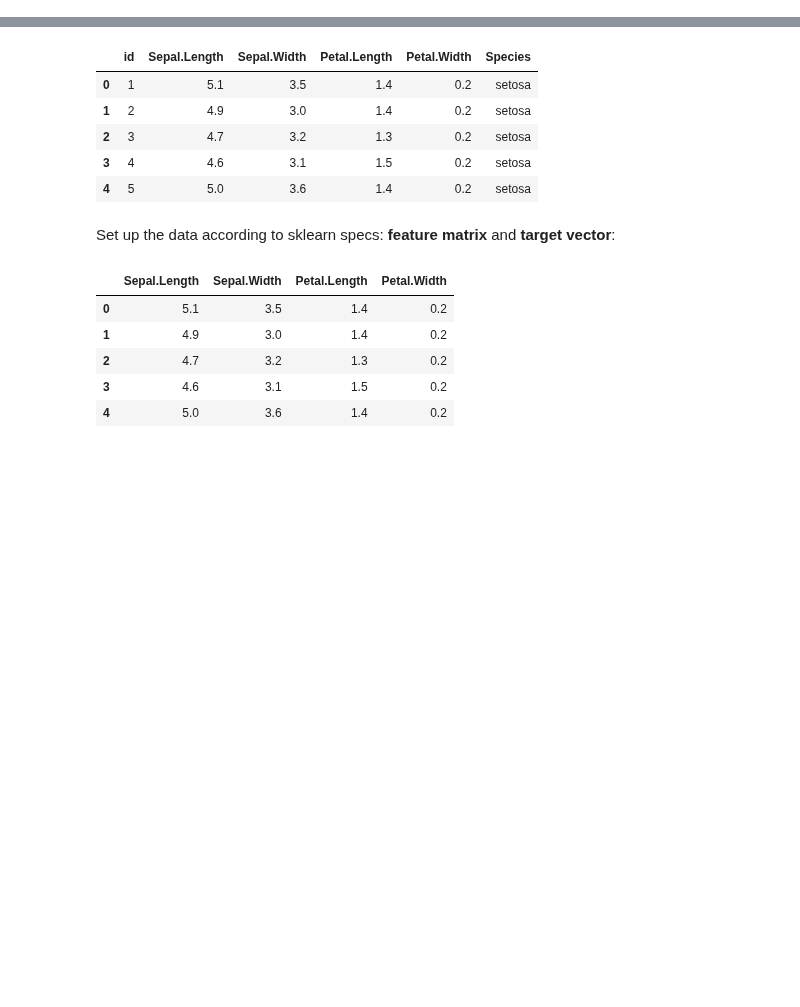
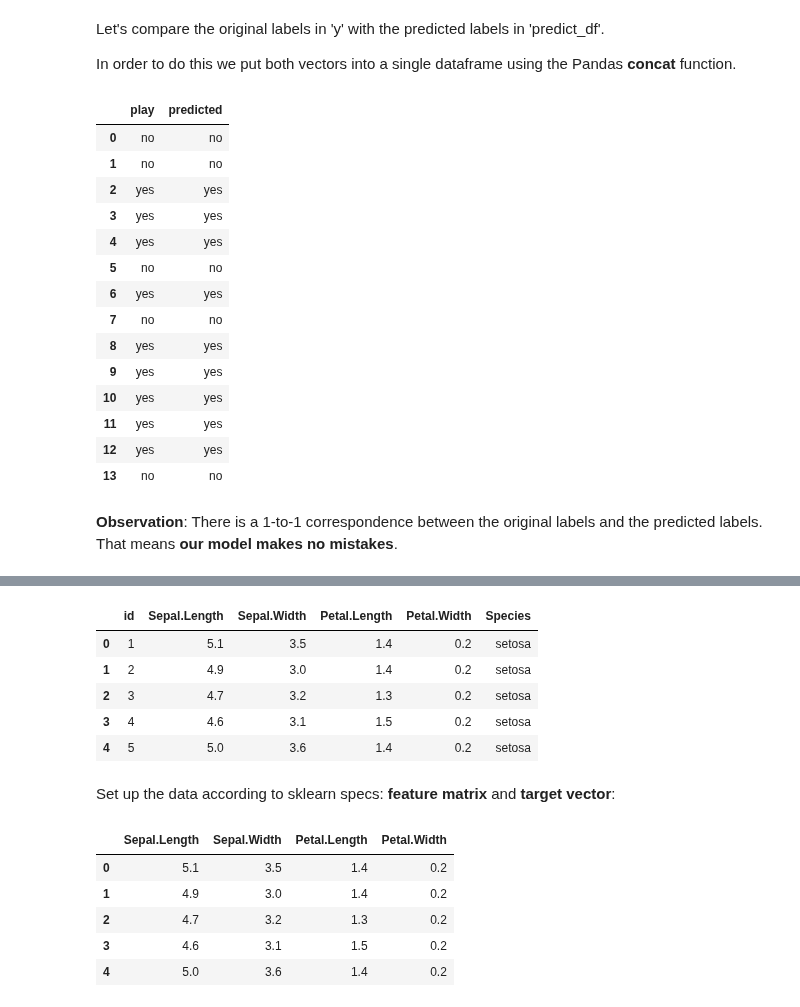
Before and after one commit to IndraniMandal/CSC310-S20, a Jupyter notebook: 07_machine_learning_basics_2.ipynb, the cells around one changed output, grey strips where cells are left out. Drawn from its saved outputs; the diff is of its cells as text; code cells hidden in the pictures; blank space fills up the shorter version.

```diff
--- a/07_machine_learning_basics_2.ipynb
+++ b/07_machine_learning_basics_2.ipynb
@@ -36,0 +41,3 @@ Let's read the data into a data frame: df
+# %%
+tennis_df = pd.read_csv(home+"tennis.csv")
+tennis_df.head()
@@ -36,0 +53,3 @@ Let's read the data into a data frame: df
+# %%
+X = tennis_df.drop(columns=['play']) # feature matrix
+y = tennis_df[['play']]              # target vector
@@ -36,0 +58,6 @@ Let's read the data into a data frame: df
+# %%
+# instantiate ID3 object
+tennis_tree = id3.Id3Estimator()
+
+# train - ID3 require the target to be a series
+tennis_tree.fit(X, y['play'])
@@ -36,0 +87,4 @@ Let's read the data into a data frame: df
+# %%
+predict_df = pd.DataFrame(tennis_tree.predict(X),
+                          columns=['predicted'])
+predict_df
@@ -36,0 +107,26 @@ Let's read the data into a data frame: df
+# %% [markdown]
+Let's compare the original labels in 'y' with the predicted labels in 'predict_df'.
+
+In order to do this we put both vectors into a single dataframe using the Pandas **concat** function.
+# %%
+COLUMNS = 1
+compare_df = pd.concat([y,predict_df],axis=COLUMNS)
+compare_df
+# %% [output]
+|  | play | predicted |
+| 0 | no | no |
+| 1 | no | no |
+| 2 | yes | yes |
+| 3 | yes | yes |
+| 4 | yes | yes |
+| 5 | no | no |
+| 6 | yes | yes |
+| 7 | no | no |
+| 8 | yes | yes |
+| 9 | yes | yes |
+| 10 | yes | yes |
+| 11 | yes | yes |
+| 12 | yes | yes |
+| 13 | no | no |
+# %% [markdown]
+**Observation**: There is a 1-to-1 correspondence between the original labels and the predicted labels.  That means **our model makes no mistakes**.
```
Also changed, not shown: parts of 56 cells of this notebook.
